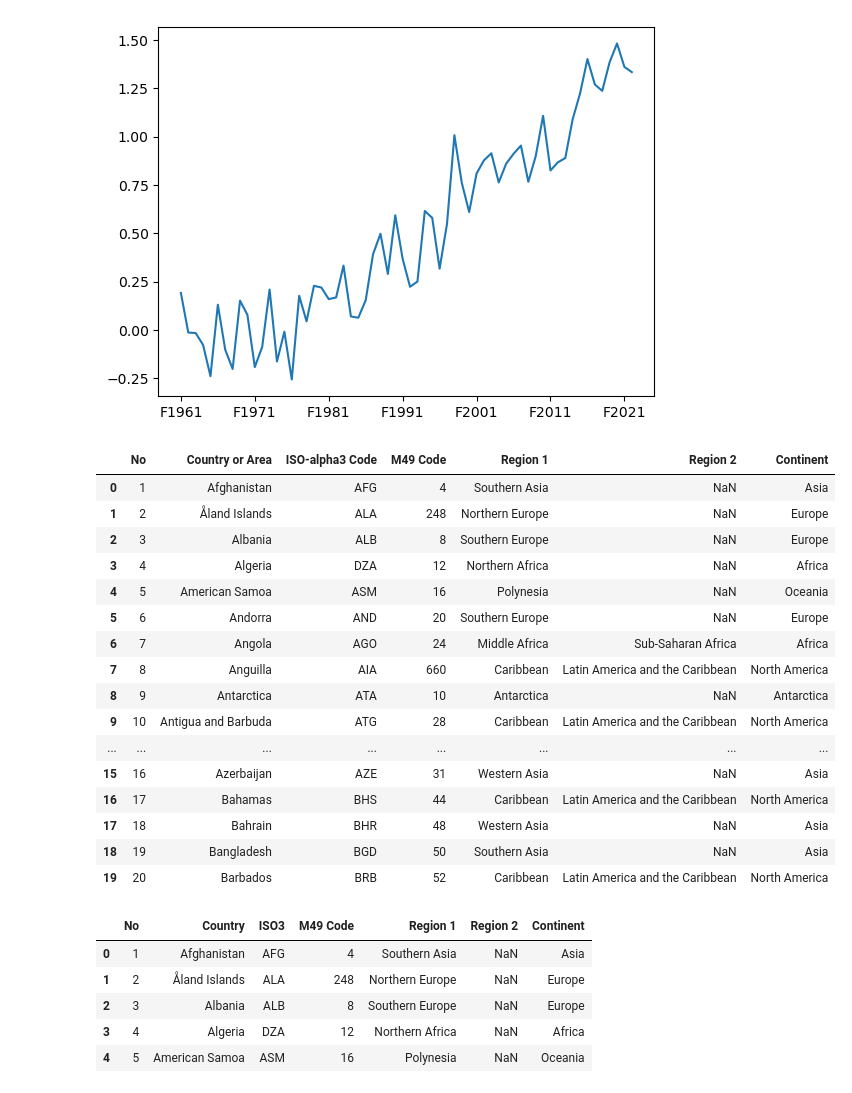
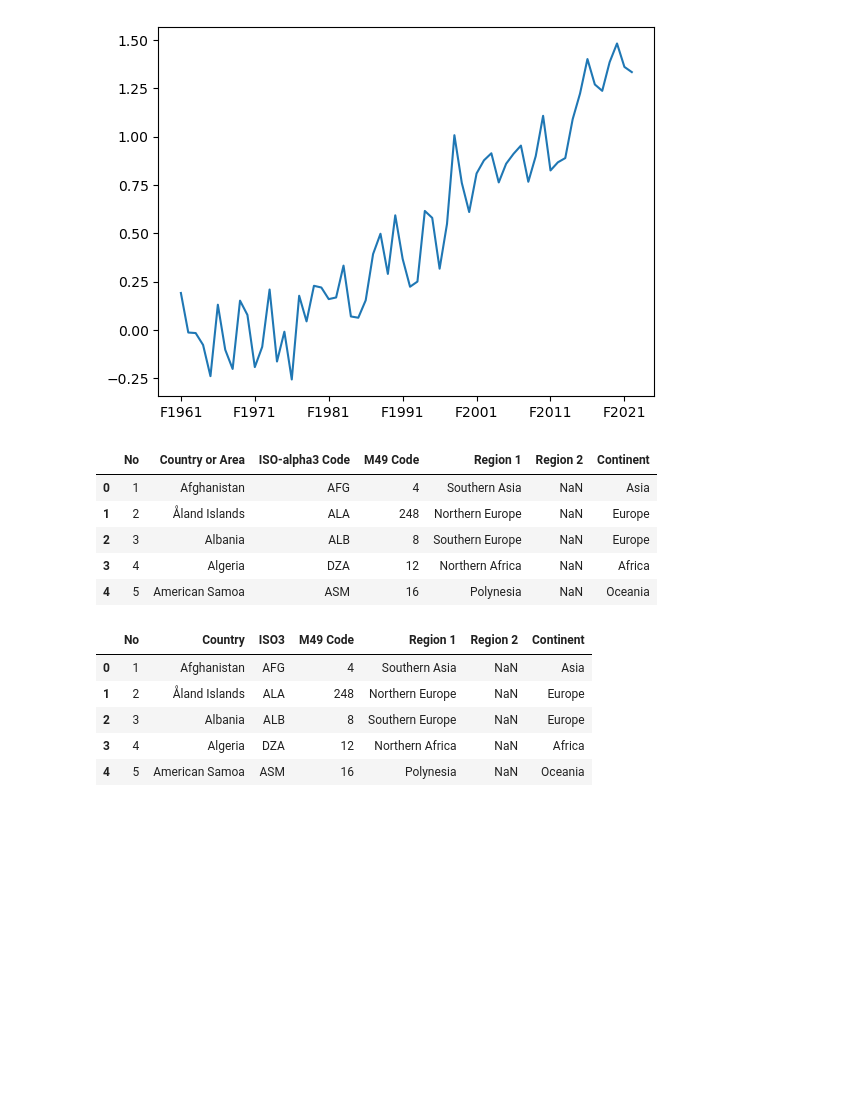
Before and after one commit to Tushar8106/Climate_Change_Indicators, a Jupyter notebook: Climate Change Indicator.ipynb, the cells around one changed output. Cells and saved outputs as stored; diff of their text form; code cells hidden in the pictures; blank space fills up the shorter version.

```diff
--- a/Climate Change Indicator.ipynb
+++ b/Climate Change Indicator.ipynb
@@ -133,25 +135,14 @@ df.describe().loc['mean'][1:].plot(kind='line')
 # %%
 url = 'https://statisticstimes.com/geography/countries-by-continents.php'
 country = pd.read_html(url, match='Afghanistan')[0]
-country.head(20)
+country.head(5)
 # %% [output]
 |  | No | Country or Area | ISO-alpha3 Code | M49 Code | Region 1 | Region 2 | Continent |
 | 0 | 1 | Afghanistan | AFG | 4 | Southern Asia | NaN | Asia |
 | 1 | 2 | Åland Islands | ALA | 248 | Northern Europe | NaN | Europe |
 | 2 | 3 | Albania | ALB | 8 | Southern Europe | NaN | Europe |
 | 3 | 4 | Algeria | DZA | 12 | Northern Africa | NaN | Africa |
 | 4 | 5 | American Samoa | ASM | 16 | Polynesia | NaN | Oceania |
-| 5 | 6 | Andorra | AND | 20 | Southern Europe | NaN | Europe |
-| 6 | 7 | Angola | AGO | 24 | Middle Africa | Sub-Saharan Africa | Africa |
-| 7 | 8 | Anguilla | AIA | 660 | Caribbean | Latin America and the Caribbean | North America |
-| 8 | 9 | Antarctica | ATA | 10 | Antarctica | NaN | Antarctica |
-| 9 | 10 | Antigua and Barbuda | ATG | 28 | Caribbean | Latin America and the Caribbean | North America |
-| ... | ... | ... | ... | ... | ... | ... | ... |
-| 15 | 16 | Azerbaijan | AZE | 31 | Western Asia | NaN | Asia |
-| 16 | 17 | Bahamas | BHS | 44 | Caribbean | Latin America and the Caribbean | North America |
-| 17 | 18 | Bahrain | BHR | 48 | Western Asia | NaN | Asia |
-| 18 | 19 | Bangladesh | BGD | 50 | Southern Asia | NaN | Asia |
-| 19 | 20 | Barbados | BRB | 52 | Caribbean | Latin America and the Caribbean | North America |
 # %%
 country.rename(columns={'Country or Area':'Country', 'ISO-alpha3 Code':'ISO3'}, inplace=True)
 country.head()
```
Also changed, not shown: parts of 11 cells of this notebook.
